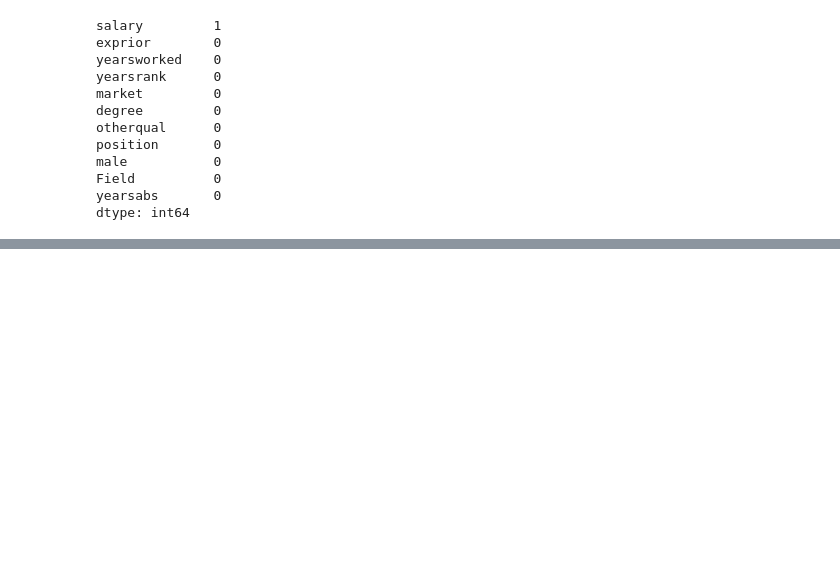
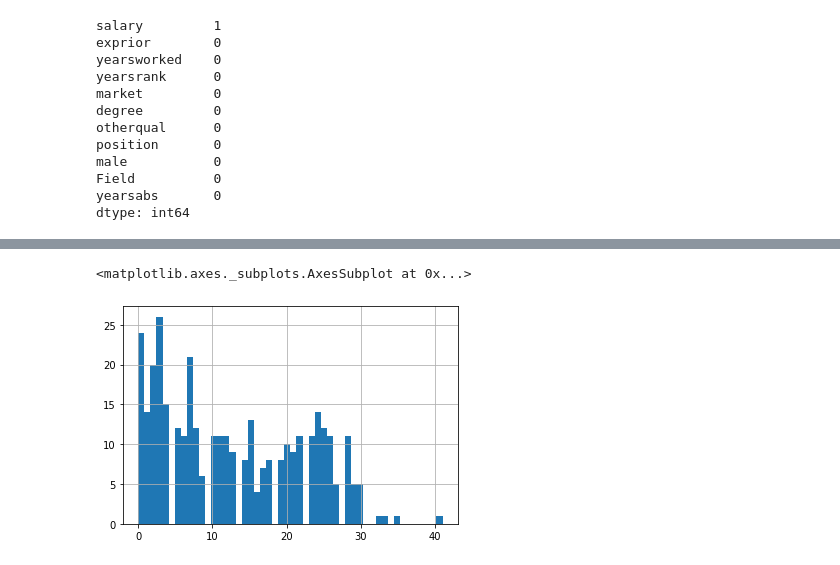
Before and after one commit to Sibusiso1995/Linear-Regression, a Jupyter notebook: linear_regression.ipynb, the cells around one changed output, grey strips where cells are left out. Drawn from its saved outputs; the diff is of its cells as text; code cells hidden in the pictures; blank space fills up the shorter version.

```diff
--- a/linear_regression.ipynb
+++ b/linear_regression.ipynb
@@ -51,0 +89,6 @@ y = df.salary
+# %%
+#plotting histogram
+x_train['yearsworked'].hist(bins=50)
+# %% [output]
+<matplotlib.axes._subplots.AxesSubplot at 0x...>
+[figure, added]
```
Also changed, not shown: parts of 11 cells of this notebook.
